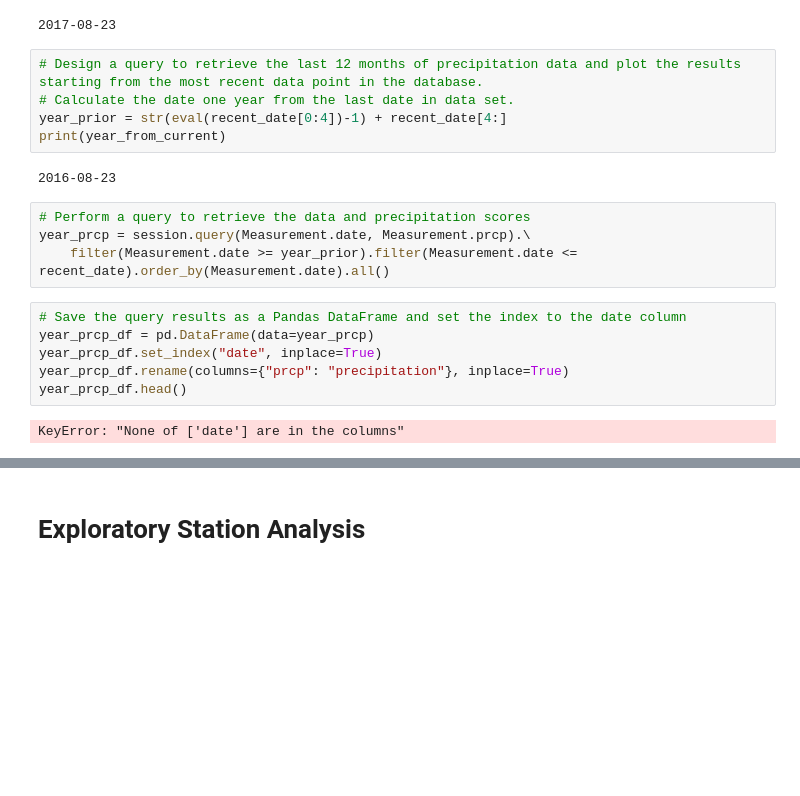
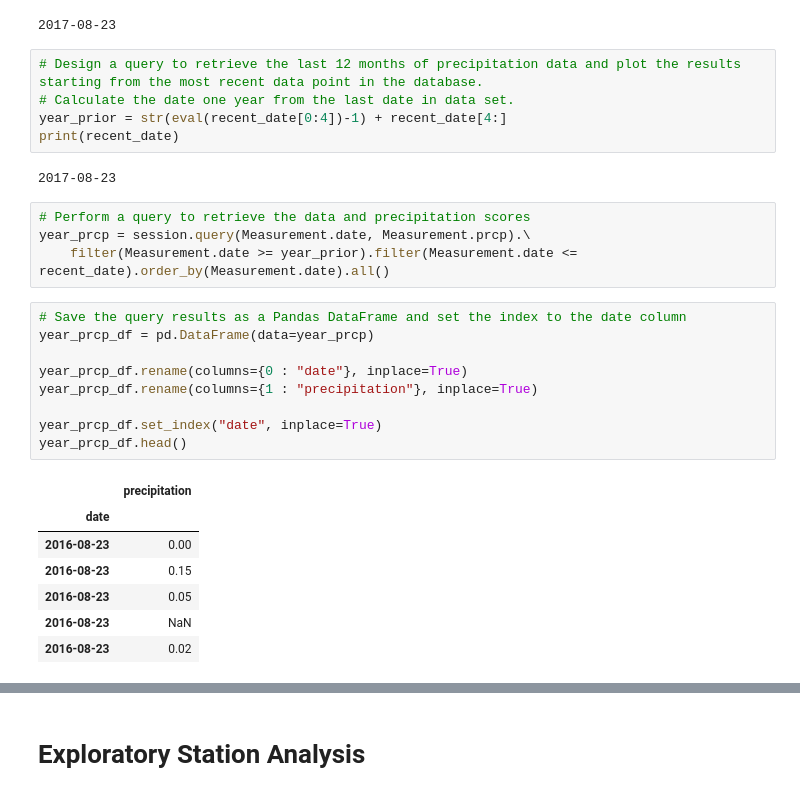
Before and after one commit to jagorman/SQLAlchemy-Surfs_Up, a Jupyter notebook: climate_analysis.ipynb, the cells around one changed output, grey strips where cells are left out. Drawn from its saved outputs; the diff is of its cells as text; blank space fills up the shorter version.

Commit message:
edited errors added app py

```diff
--- a/climate_analysis.ipynb
+++ b/climate_analysis.ipynb
@@ -50,9 +50,9 @@ print(recent_date)
 # Design a query to retrieve the last 12 months of precipitation data and plot the results starting from the most recent data point in the database.
 # Calculate the date one year from the last date in data set.
 year_prior = str(eval(recent_date[0:4])-1) + recent_date[4:]
-print(year_from_current)
+print(recent_date)
 # %% [output]
-2016-08-23
+2017-08-23
 # %%
 # Perform a query to retrieve the data and precipitation scores
 year_prcp = session.query(Measurement.date, Measurement.prcp).\
@@ -60,8 +60,17 @@ year_prcp = session.query(Measurement.date, Measurement.prcp).\
 # %%
 # Save the query results as a Pandas DataFrame and set the index to the date column
 year_prcp_df = pd.DataFrame(data=year_prcp)
+
+year_prcp_df.rename(columns={0 : "date"}, inplace=True)
+year_prcp_df.rename(columns={1 : "precipitation"}, inplace=True)
+
 year_prcp_df.set_index("date", inplace=True)
-year_prcp_df.rename(columns={"prcp": "precipitation"}, inplace=True)
 year_prcp_df.head()
 # %% [output]
-KeyError: "None of ['date'] are in the columns"
+|  | precipitation |
+| date |  |
+| 2016-08-23 | 0.00 |
+| 2016-08-23 | 0.15 |
+| 2016-08-23 | 0.05 |
+| 2016-08-23 | NaN |
+| 2016-08-23 | 0.02 |
```
Also changed, not shown: parts of 6 cells of this notebook, 3 other files.
